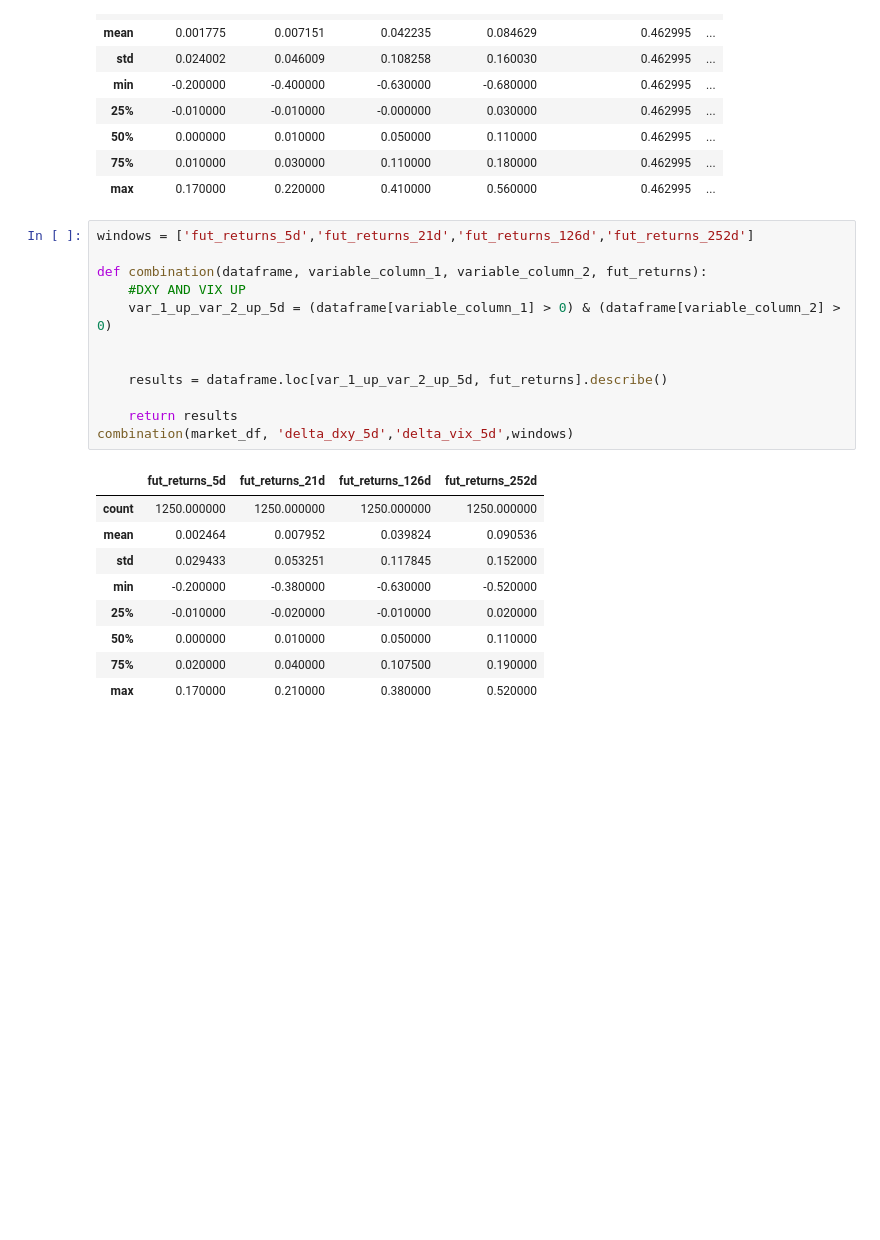
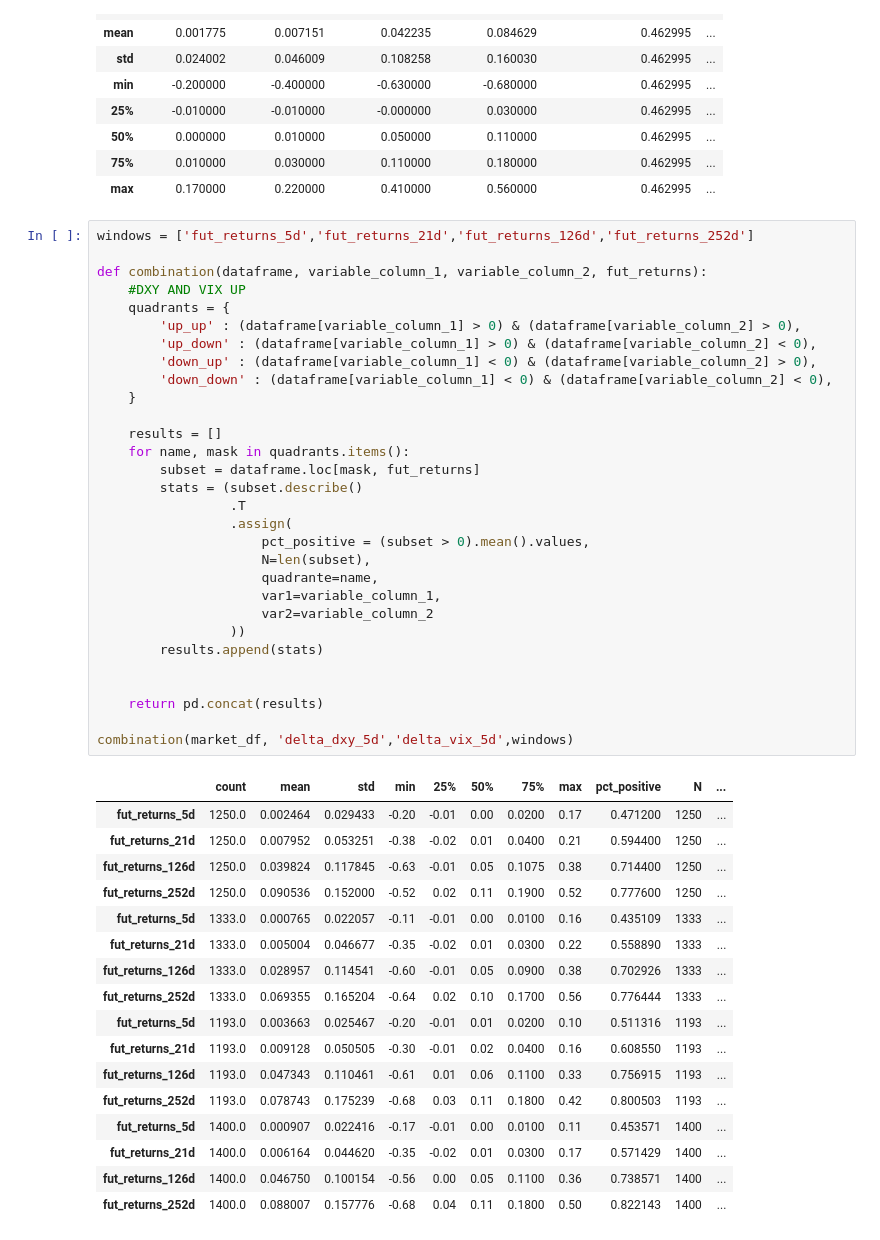
Before and after one commit to BrunoPPivetti/intermaket_cycle_analysis---dxy-stocks-and-vix, a Jupyter notebook: intermaket_analysis.ipynb, the cells around one changed output. Cells and saved outputs as stored; diff of their text form; blank space fills up the shorter version.

Commit message:
full analysis of DXY and VIX movements and its correlation with S&P forward returns

```diff
--- a/intermaket_analysis.ipynb
+++ b/intermaket_analysis.ipynb
@@ -159,22 +159,48 @@ baseline
 # %%
 windows = ['fut_returns_5d','fut_returns_21d','fut_returns_126d','fut_returns_252d']
 
 def combination(dataframe, variable_column_1, variable_column_2, fut_returns):
     #DXY AND VIX UP
-    var_1_up_var_2_up_5d = (dataframe[variable_column_1] > 0) & (dataframe[variable_column_2] > 0)
+    quadrants = {
+        'up_up' : (dataframe[variable_column_1] > 0) & (dataframe[variable_column_2] > 0),
+        'up_down' : (dataframe[variable_column_1] > 0) & (dataframe[variable_column_2] < 0),
+        'down_up' : (dataframe[variable_column_1] < 0) & (dataframe[variable_column_2] > 0),
+        'down_down' : (dataframe[variable_column_1] < 0) & (dataframe[variable_column_2] < 0),
+    }
+
+    results = []
+    for name, mask in quadrants.items():
+        subset = dataframe.loc[mask, fut_returns]
+        stats = (subset.describe()
+                 .T
+                 .assign(
+                     pct_positive = (subset > 0).mean().values,
+                     N=len(subset),
+                     quadrante=name,
+                     var1=variable_column_1,
+                     var2=variable_column_2
+                 ))
+        results.append(stats)
 
 
-    results = dataframe.loc[var_1_up_var_2_up_5d, fut_returns].describe()
+    return pd.concat(results)
 
-    return results
 combination(market_df, 'delta_dxy_5d','delta_vix_5d',windows)
 # %% [output]
-|  | fut_returns_5d | fut_returns_21d | fut_returns_126d | fut_returns_252d |
-| count | 1250.000000 | 1250.000000 | 1250.000000 | 1250.000000 |
-| mean | 0.002464 | 0.007952 | 0.039824 | 0.090536 |
-| std | 0.029433 | 0.053251 | 0.117845 | 0.152000 |
-| min | -0.200000 | -0.380000 | -0.630000 | -0.520000 |
-| 25% | -0.010000 | -0.020000 | -0.010000 | 0.020000 |
-| 50% | 0.000000 | 0.010000 | 0.050000 | 0.110000 |
-| 75% | 0.020000 | 0.040000 | 0.107500 | 0.190000 |
-| max | 0.170000 | 0.210000 | 0.380000 | 0.520000 |
+|  | count | mean | std | min | 25% | 50% | 75% | max | pct_positive | N | ... |
+| fut_returns_5d | 1250.0 | 0.002464 | 0.029433 | -0.20 | -0.01 | 0.00 | 0.0200 | 0.17 | 0.471200 | 1250 | ... |
+| fut_returns_21d | 1250.0 | 0.007952 | 0.053251 | -0.38 | -0.02 | 0.01 | 0.0400 | 0.21 | 0.594400 | 1250 | ... |
+| fut_returns_126d | 1250.0 | 0.039824 | 0.117845 | -0.63 | -0.01 | 0.05 | 0.1075 | 0.38 | 0.714400 | 1250 | ... |
+| fut_returns_252d | 1250.0 | 0.090536 | 0.152000 | -0.52 | 0.02 | 0.11 | 0.1900 | 0.52 | 0.777600 | 1250 | ... |
+| fut_returns_5d | 1333.0 | 0.000765 | 0.022057 | -0.11 | -0.01 | 0.00 | 0.0100 | 0.16 | 0.435109 | 1333 | ... |
+| fut_returns_21d | 1333.0 | 0.005004 | 0.046677 | -0.35 | -0.02 | 0.01 | 0.0300 | 0.22 | 0.558890 | 1333 | ... |
+| fut_returns_126d | 1333.0 | 0.028957 | 0.114541 | -0.60 | -0.01 | 0.05 | 0.0900 | 0.38 | 0.702926 | 1333 | ... |
+| fut_returns_252d | 1333.0 | 0.069355 | 0.165204 | -0.64 | 0.02 | 0.10 | 0.1700 | 0.56 | 0.776444 | 1333 | ... |
+| fut_returns_5d | 1193.0 | 0.003663 | 0.025467 | -0.20 | -0.01 | 0.01 | 0.0200 | 0.10 | 0.511316 | 1193 | ... |
+| fut_returns_21d | 1193.0 | 0.009128 | 0.050505 | -0.30 | -0.01 | 0.02 | 0.0400 | 0.16 | 0.608550 | 1193 | ... |
+| fut_returns_126d | 1193.0 | 0.047343 | 0.110461 | -0.61 | 0.01 | 0.06 | 0.1100 | 0.33 | 0.756915 | 1193 | ... |
+| fut_returns_252d | 1193.0 | 0.078743 | 0.175239 | -0.68 | 0.03 | 0.11 | 0.1800 | 0.42 | 0.800503 | 1193 | ... |
+| fut_returns_5d | 1400.0 | 0.000907 | 0.022416 | -0.17 | -0.01 | 0.00 | 0.0100 | 0.11 | 0.453571 | 1400 | ... |
+| fut_returns_21d | 1400.0 | 0.006164 | 0.044620 | -0.35 | -0.02 | 0.01 | 0.0300 | 0.17 | 0.571429 | 1400 | ... |
+| fut_returns_126d | 1400.0 | 0.046750 | 0.100154 | -0.56 | 0.00 | 0.05 | 0.1100 | 0.36 | 0.738571 | 1400 | ... |
+| fut_returns_252d | 1400.0 | 0.088007 | 0.157776 | -0.68 | 0.04 | 0.11 | 0.1800 | 0.50 | 0.822143 | 1400 | ... |
```
Also changed, not shown: parts of 1 cell of this notebook.
